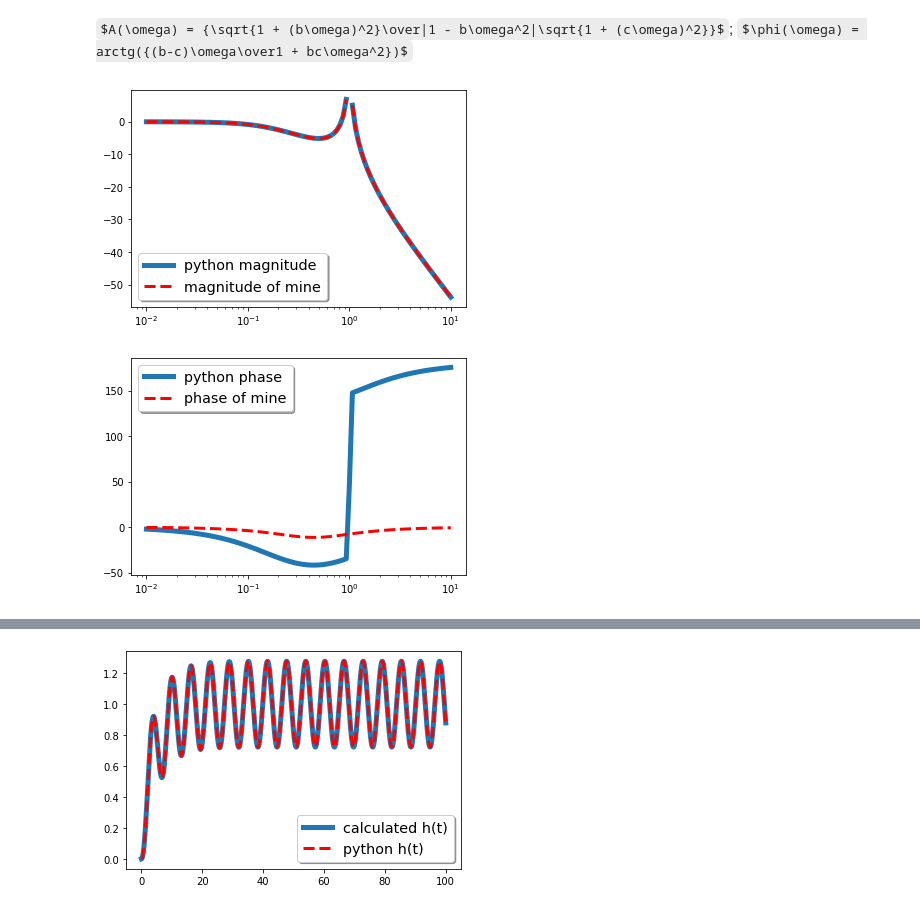
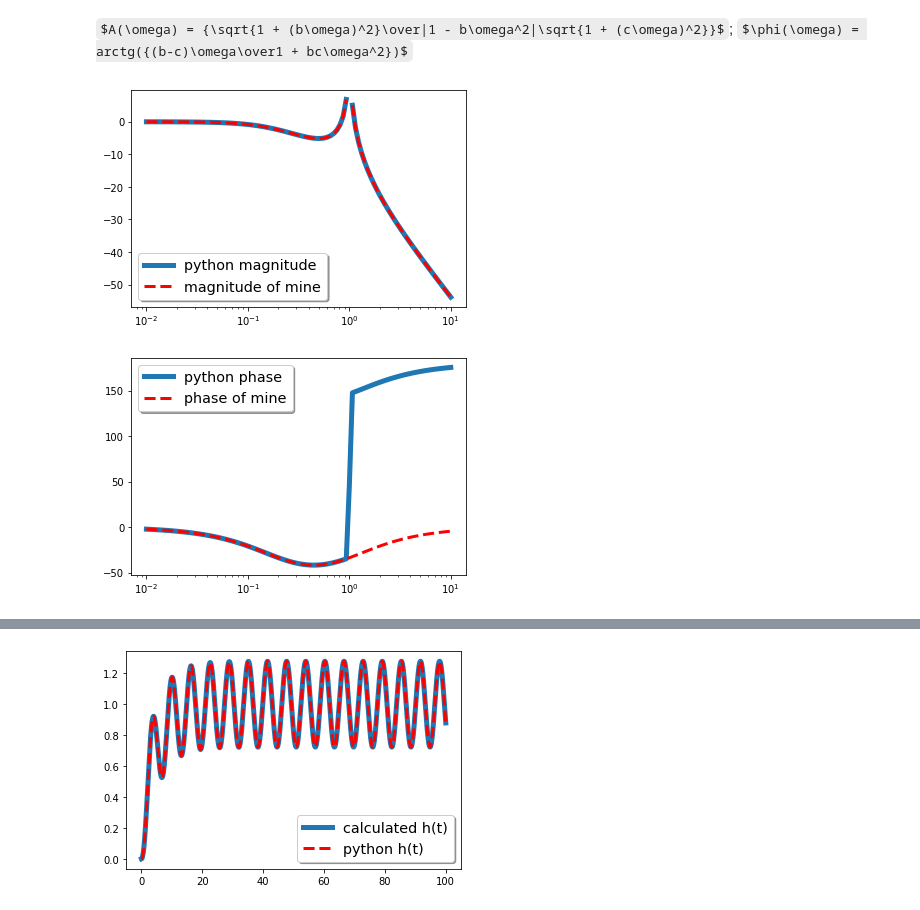
Before and after one commit to ConstantTeen/control-theory, a Jupyter notebook: Bode.ipynb, the cells around one changed output, grey strips where cells are left out. Saved outputs shown, nothing was run; the diff lists cells and outputs as text; code cells hidden in the pictures; some formulas as TeX source.

```diff
--- a/Bode.ipynb
+++ b/Bode.ipynb
@@ -50,20 +59,20 @@ $\phi(\omega) = arctg({(b-c)\omega\over1 + bc\omega^2})$
 # %%
 # АЧХ и ФЧХ
 w, mag, phase = signal.bode(system)
 A = [20*math.log10(math.sqrt(1+(b*t)**2)/( abs(1-b*t**2)*math.sqrt(1+(c*t)**2) ) )  for t in w]
-phi = [20*np.log10(1 + math.atan( (b - c)*t/(1 + b*c*t**2) )) for t in w]
+phi = [180/math.pi*(math.atan( (b - c)*t/(1 + b*c*t**2) )) for t in w] # в градусах
 
 _, ax = plt.subplots()
 plt.semilogx(w, mag, label='python magnitude', linewidth=5)
 plt.semilogx(w, A, 'r--',label='magnitude of mine', linewidth=3)
 ax.legend(loc='lower left', shadow=True, fontsize='x-large')
 
 _, ax = plt.subplots()
 plt.semilogx(w, phase, label='python phase', linewidth=5)
 plt.semilogx(w, phi, 'r--',label='phase of mine', linewidth=3)
 ax.legend(loc='upper left', shadow=True, fontsize='x-large')
 
 plt.show()
 # %% [output]
 [figure]
-[figure, old version]
+[figure, new version]
```
Also changed, not shown: parts of 10 cells of this notebook.
